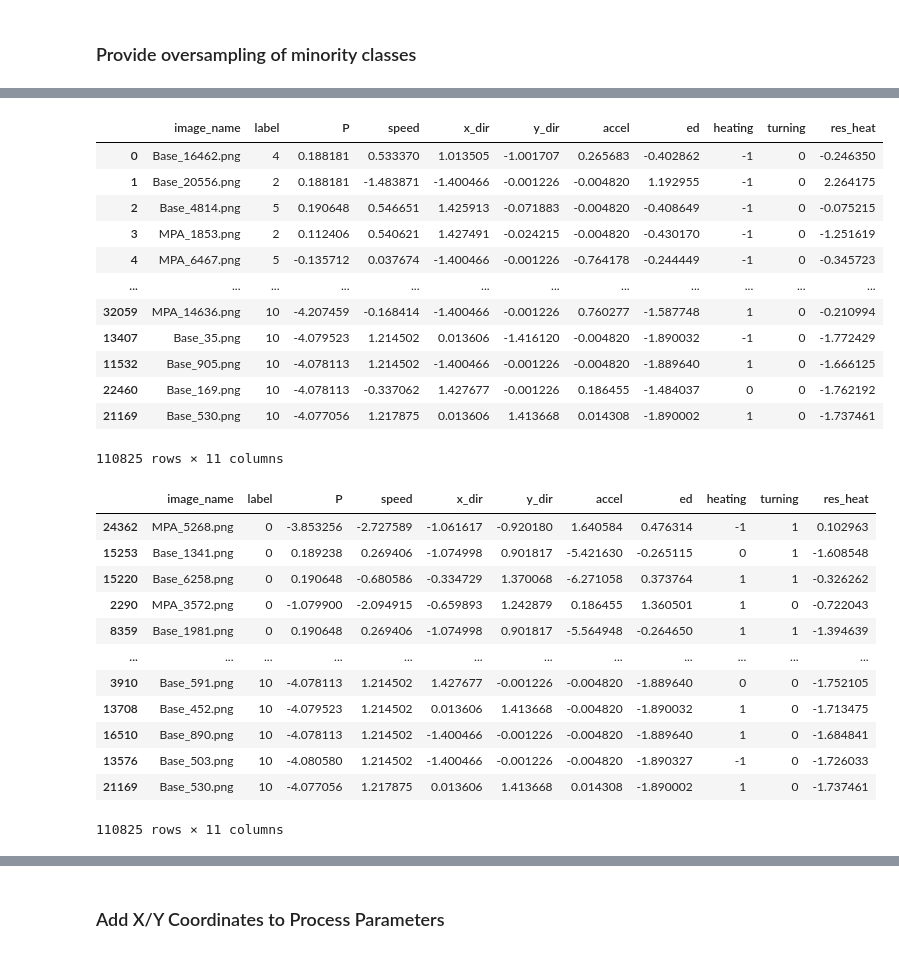
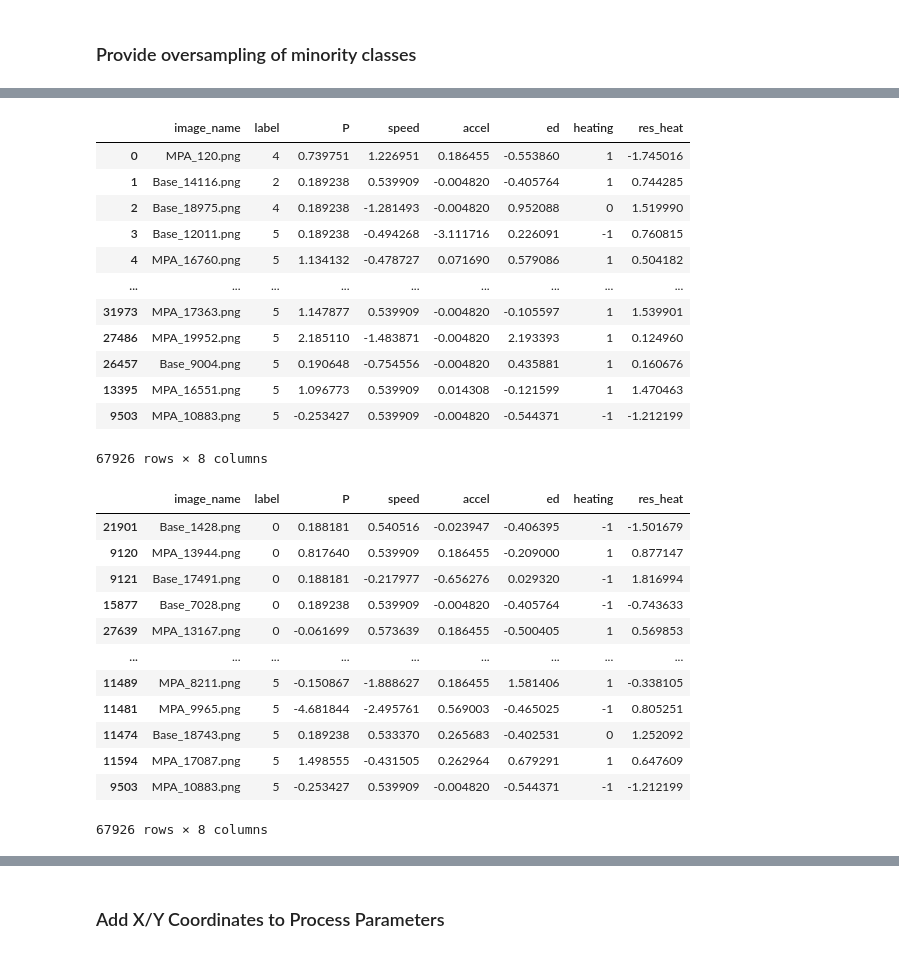
Before and after one commit to satomm1/LPBF_Cluster_And_XAI, a Jupyter notebook: src/Process_Parameter_Analysis.ipynb, the cells around one changed output, grey strips where cells are left out. Drawn from its saved outputs; the diff is of its cells as text; code cells hidden in the pictures.

```diff
--- a/src/Process_Parameter_Analysis.ipynb
+++ b/src/Process_Parameter_Analysis.ipynb
@@ -738,12 +769,12 @@ test_labels_pp.to_csv('neural_network_data/test_labels_pp_RTC11.csv',header=True
 # %% [markdown]
 ### Provide oversampling of minority classes
 # %%
-train_labels_pp = pd.read_csv('neural_network_data/train_labels_pp_RTC11.csv')
+train_labels_pp = pd.read_csv('neural_network_data/train_labels_pp_limited_RTC6.csv')
 # %%
 # Show current distribution of class data
-distribution = np.zeros((11,1))
-for i in range(11):
+distribution = np.zeros((6,1))
+for i in range(6):
     distribution[i] = np.sum(train_labels_pp['label']==i)
-plt.bar(range(11), distribution[:,0])
+plt.bar(range(6), distribution[:,0])
 plt.show()
 # %% [output]
@@ -751,50 +782,50 @@ plt.show()
 # %%
 # Create new balanced train set
 train_labels_pp_balanced = train_labels_pp.copy()
 
 max_class_size = np.max(distribution)
-for i in range(11):
+for i in range(6):
     num_additional_data = max_class_size - distribution[i,0]
 
     if num_additional_data > 0:
         class_indices = np.where(train_labels_pp['label']==i)[0] # indices in the file of class i
         repeat_indices = np.random.randint(0, len(class_indices), num_additional_data.astype('int')) # get indices to repeat (randomly)
         new_data_indices = class_indices[repeat_indices] # now get the indices from the labels file
 
         train_labels_pp_balanced = pd.concat([train_labels_pp_balanced, train_labels_pp.iloc[new_data_indices]])
 
 train_labels_pp_balanced
 # %% [output]
-|  | image_name | label | P | speed | x_dir | y_dir | accel | ed | heating | turning | res_heat |
-| 0 | Base_16462.png | 4 | 0.188181 | 0.533370 | 1.013505 | -1.001707 | 0.265683 | -0.402862 | -1 | 0 | -0.246350 |
-| 1 | Base_20556.png | 2 | 0.188181 | -1.483871 | -1.400466 | -0.001226 | -0.004820 | 1.192955 | -1 | 0 | 2.264175 |
-| 2 | Base_4814.png | 5 | 0.190648 | 0.546651 | 1.425913 | -0.071883 | -0.004820 | -0.408649 | -1 | 0 | -0.075215 |
-| 3 | MPA_1853.png | 2 | 0.112406 | 0.540621 | 1.427491 | -0.024215 | -0.004820 | -0.430170 | -1 | 0 | -1.251619 |
-| 4 | MPA_6467.png | 5 | -0.135712 | 0.037674 | -1.400466 | -0.001226 | -0.764178 | -0.244449 | -1 | 0 | -0.345723 |
-| ... | ... | ... | ... | ... | ... | ... | ... | ... | ... | ... | ... |
-| 32059 | MPA_14636.png | 10 | -4.207459 | -0.168414 | -1.400466 | -0.001226 | 0.760277 | -1.587748 | 1 | 0 | -0.210994 |
-| 13407 | Base_35.png | 10 | -4.079523 | 1.214502 | 0.013606 | -1.416120 | -0.004820 | -1.890032 | -1 | 0 | -1.772429 |
-| 11532 | Base_905.png | 10 | -4.078113 | 1.214502 | -1.400466 | -0.001226 | -0.004820 | -1.889640 | 1 | 0 | -1.666125 |
-| 22460 | Base_169.png | 10 | -4.078113 | -0.337062 | 1.427677 | -0.001226 | 0.186455 | -1.484037 | 0 | 0 | -1.762192 |
-| 21169 | Base_530.png | 10 | -4.077056 | 1.217875 | 0.013606 | 1.413668 | 0.014308 | -1.890002 | 1 | 0 | -1.737461 |
+|  | image_name | label | P | speed | accel | ed | heating | res_heat |
+| 0 | MPA_120.png | 4 | 0.739751 | 1.226951 | 0.186455 | -0.553860 | 1 | -1.745016 |
+| 1 | Base_14116.png | 2 | 0.189238 | 0.539909 | -0.004820 | -0.405764 | 1 | 0.744285 |
+| 2 | Base_18975.png | 4 | 0.189238 | -1.281493 | -0.004820 | 0.952088 | 0 | 1.519990 |
+| 3 | Base_12011.png | 5 | 0.189238 | -0.494268 | -3.111716 | 0.226091 | -1 | 0.760815 |
+| 4 | MPA_16760.png | 5 | 1.134132 | -0.478727 | 0.071690 | 0.579086 | 1 | 0.504182 |
+| ... | ... | ... | ... | ... | ... | ... | ... | ... |
+| 31973 | MPA_17363.png | 5 | 1.147877 | 0.539909 | -0.004820 | -0.105597 | 1 | 1.539901 |
+| 27486 | MPA_19952.png | 5 | 2.185110 | -1.483871 | -0.004820 | 2.193393 | 1 | 0.124960 |
+| 26457 | Base_9004.png | 5 | 0.190648 | -0.754556 | -0.004820 | 0.435881 | 1 | 0.160676 |
+| 13395 | MPA_16551.png | 5 | 1.096773 | 0.539909 | 0.014308 | -0.121599 | 1 | 1.470463 |
+| 9503 | MPA_10883.png | 5 | -0.253427 | 0.539909 | -0.004820 | -0.544371 | -1 | -1.212199 |
-110825 rows × 11 columns
+67926 rows × 8 columns
 # %%
 # sort by label
 train_labels_pp_balanced = train_labels_pp_balanced.sort_values(by=['label'])
 train_labels_pp_balanced
 # %% [output]
-|  | image_name | label | P | speed | x_dir | y_dir | accel | ed | heating | turning | res_heat |
-| 24362 | MPA_5268.png | 0 | -3.853256 | -2.727589 | -1.061617 | -0.920180 | 1.640584 | 0.476314 | -1 | 1 | 0.102963 |
-| 15253 | Base_1341.png | 0 | 0.189238 | 0.269406 | -1.074998 | 0.901817 | -5.421630 | -0.265115 | 0 | 1 | -1.608548 |
-| 15220 | Base_6258.png | 0 | 0.190648 | -0.680586 | -0.334729 | 1.370068 | -6.271058 | 0.373764 | 1 | 1 | -0.326262 |
-| 2290 | MPA_3572.png | 0 | -1.079900 | -2.094915 | -0.659893 | 1.242879 | 0.186455 | 1.360501 | 1 | 0 | -0.722043 |
-| 8359 | Base_1981.png | 0 | 0.190648 | 0.269406 | -1.074998 | 0.901817 | -5.564948 | -0.264650 | 1 | 1 | -1.394639 |
-| ... | ... | ... | ... | ... | ... | ... | ... | ... | ... | ... | ... |
-| 3910 | Base_591.png | 10 | -4.078113 | 1.214502 | 1.427677 | -0.001226 | -0.004820 | -1.889640 | 0 | 0 | -1.752105 |
-| 13708 | Base_452.png | 10 | -4.079523 | 1.214502 | 0.013606 | 1.413668 | -0.004820 | -1.890032 | 1 | 0 | -1.713475 |
-| 16510 | Base_890.png | 10 | -4.078113 | 1.214502 | -1.400466 | -0.001226 | -0.004820 | -1.889640 | 1 | 0 | -1.684841 |
-| 13576 | Base_503.png | 10 | -4.080580 | 1.214502 | -1.400466 | -0.001226 | -0.004820 | -1.890327 | -1 | 0 | -1.726033 |
-| 21169 | Base_530.png | 10 | -4.077056 | 1.217875 | 0.013606 | 1.413668 | 0.014308 | -1.890002 | 1 | 0 | -1.737461 |
+|  | image_name | label | P | speed | accel | ed | heating | res_heat |
+| 21901 | Base_1428.png | 0 | 0.188181 | 0.540516 | -0.023947 | -0.406395 | -1 | -1.501679 |
+| 9120 | MPA_13944.png | 0 | 0.817640 | 0.539909 | 0.186455 | -0.209000 | 1 | 0.877147 |
+| 9121 | Base_17491.png | 0 | 0.188181 | -0.217977 | -0.656276 | 0.029320 | -1 | 1.816994 |
+| 15877 | Base_7028.png | 0 | 0.189238 | 0.539909 | -0.004820 | -0.405764 | -1 | -0.743633 |
+| 27639 | MPA_13167.png | 0 | -0.061699 | 0.573639 | 0.186455 | -0.500405 | 1 | 0.569853 |
+| ... | ... | ... | ... | ... | ... | ... | ... | ... |
+| 11489 | MPA_8211.png | 5 | -0.150867 | -1.888627 | 0.186455 | 1.581406 | 1 | -0.338105 |
+| 11481 | MPA_9965.png | 5 | -4.681844 | -2.495761 | 0.569003 | -0.465025 | -1 | 0.805251 |
+| 11474 | Base_18743.png | 5 | 0.189238 | 0.533370 | 0.265683 | -0.402531 | 0 | 1.252092 |
+| 11594 | MPA_17087.png | 5 | 1.498555 | -0.431505 | 0.262964 | 0.679291 | 1 | 0.647609 |
+| 9503 | MPA_10883.png | 5 | -0.253427 | 0.539909 | -0.004820 | -0.544371 | -1 | -1.212199 |
-110825 rows × 11 columns
+67926 rows × 8 columns
 # %%
 # Now have even distribution of data
```
Also changed, not shown: parts of 9 cells of this notebook, 18 other files.
